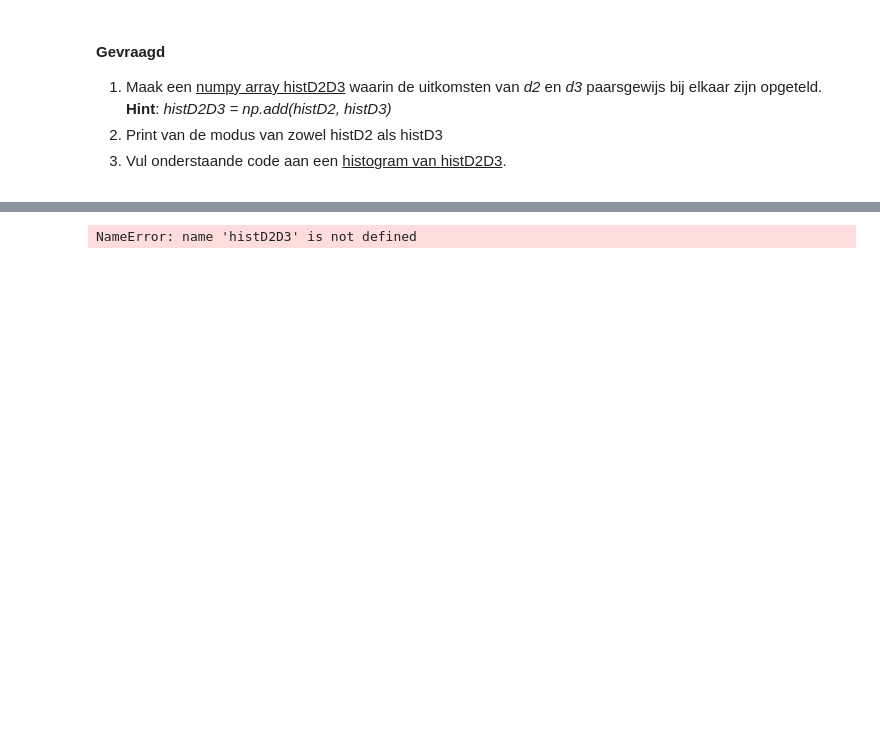
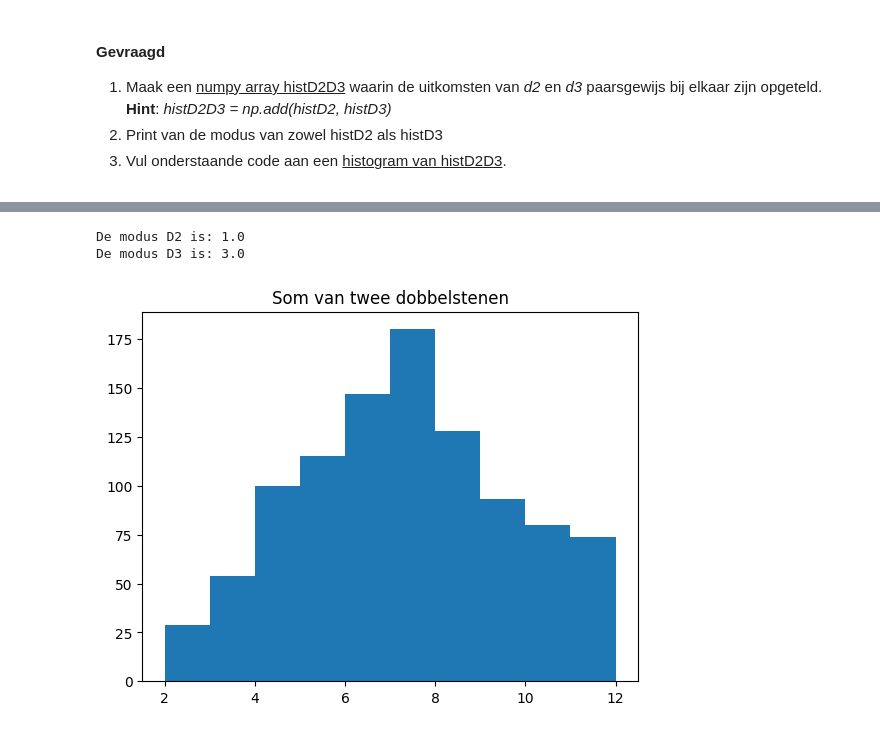
Before and after one commit to Porsche9114s/MakeAIWork2, a Jupyter notebook: opdrachten/practica/week07/basis_statistiek/notebook/dobbelstenen.ipynb, the cells around one changed output, grey strips where cells are left out. Cells and saved outputs as stored; diff of their text form; code cells hidden in the pictures; blank space fills up the shorter version.

```diff
--- a/opdrachten/practica/week07/basis_statistiek/notebook/dobbelstenen.ipynb
+++ b/opdrachten/practica/week07/basis_statistiek/notebook/dobbelstenen.ipynb
@@ -222,9 +247,24 @@ print(histD3.shape)
+# %%
+import statistics
+
+dataset1 = histD2
+modus = statistics.mode(dataset1)
+print("De modus D2 is: " + str(modus))
+
+dataset2 = (histD3)
+modus = statistics.mode(dataset2)
+print("De modus D3 is: " + str(modus))
+
+#print(dataset1.max())
+#plt.hist(dataset1,range(0,10))
+# %% [output]
+De modus D2 is: 1.0
+De modus D3 is: 3.0
 # %%
 # Oplossing
-# Rechtermarge van 2 toegevoegd
-bins = range(histD2D3.min(), histD2D3.max()+2)
-plt.hist(uitkomsten, bins)
+x =(histD2[:] + histD3[:])
+plt.hist(x)
 plt.title("Som van twee dobbelstenen")
 plt.show()
 # %% [output]
-NameError: name 'histD2D3' is not defined
+[figure, added]
```
Also changed, not shown: parts of 4 cells of this notebook, 6 other files.
